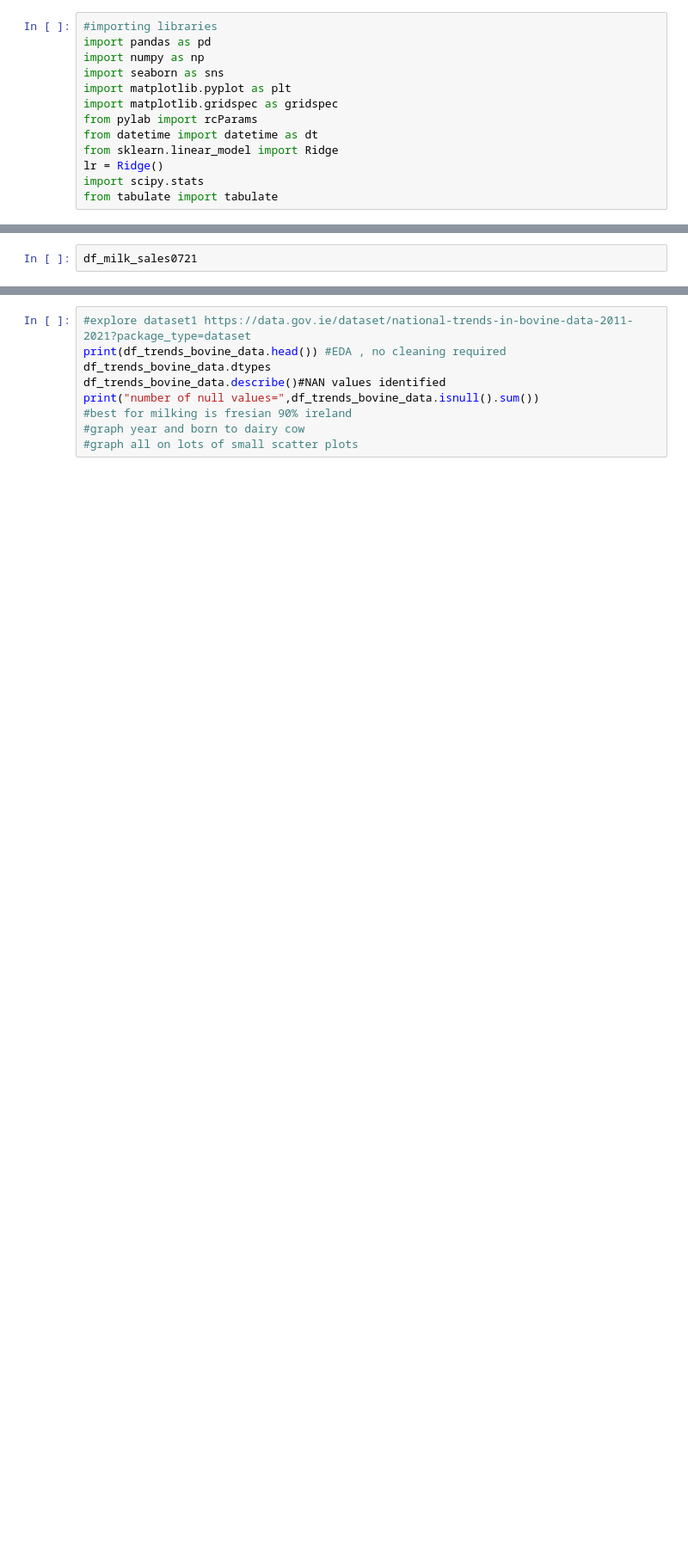
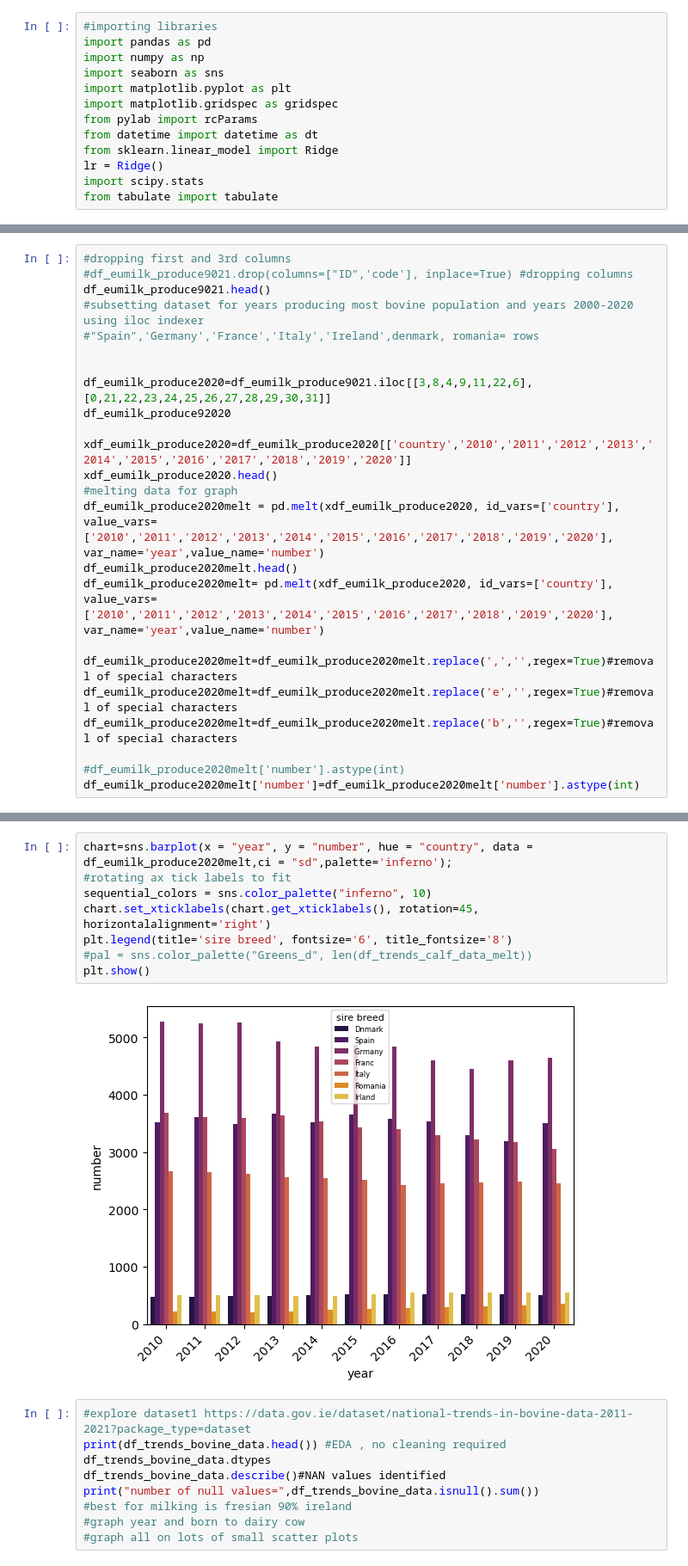
Before and after one commit to teresaq1/Agricultural-Dairy-Milk-Data-Analysis, a Jupyter notebook: notebooks/data source.ipynb, the cells around one changed output, grey strips where cells are left out. Shown at 86% size. Saved outputs shown, nothing was run; the diff lists cells and outputs as text; blank space fills up the shorter version.

```diff
--- a/notebooks/data source.ipynb
+++ b/notebooks/data source.ipynb
@@ -23,2 +39,24 @@ df_irish_skimmedmilkpowder1022 = pd.read_csv(r'irish_dairy_produce_10-22_Skimmed
 # %%
-df_milk_sales0721
+#dropping first and 3rd columns
+#df_eumilk_produce9021.drop(columns=["ID",'code'], inplace=True) #dropping columns
+df_eumilk_produce9021.head()
+#subsetting dataset for years producing most bovine population and years 2000-2020 using iloc indexer
+#"Spain",'Germany','France','Italy','Ireland',denmark, romania= rows
+
+
+df_eumilk_produce2020=df_eumilk_produce9021.iloc[[3,8,4,9,11,22,6],[0,21,22,23,24,25,26,27,28,29,30,31]]
+df_eumilk_produce92020
+
+xdf_eumilk_produce2020=df_eumilk_produce2020[['country','2010','2011','2012','2013','2014','2015','2016','2017','2018','2019','2020']]
+xdf_eumilk_produce2020.head()
+#melting data for graph
+df_eumilk_produce2020melt = pd.melt(xdf_eumilk_produce2020, id_vars=['country'],  value_vars=['2010','2011','2012','2013','2014','2015','2016','2017','2018','2019','2020'], var_name='year',value_name='number')
+df_eumilk_produce2020melt.head()
+df_eumilk_produce2020melt= pd.melt(xdf_eumilk_produce2020, id_vars=['country'],  value_vars=['2010','2011','2012','2013','2014','2015','2016','2017','2018','2019','2020'], var_name='year',value_name='number')
+
+df_eumilk_produce2020melt=df_eumilk_produce2020melt.replace(',','',regex=True)#removal of special characters
+df_eumilk_produce2020melt=df_eumilk_produce2020melt.replace('e','',regex=True)#removal of special characters
+df_eumilk_produce2020melt=df_eumilk_produce2020melt.replace('b','',regex=True)#removal of special characters
+
+#df_eumilk_produce2020melt['number'].astype(int)
+df_eumilk_produce2020melt['number']=df_eumilk_produce2020melt['number'].astype(int)
@@ -43,3 +63,13 @@ df_milk_sales0721
+# %%
+chart=sns.barplot(x = "year", y = "number", hue = "country", data = df_eumilk_produce2020melt,ci = "sd",palette='inferno');
+#rotating ax tick labels to fit
+sequential_colors = sns.color_palette("inferno", 10)
+chart.set_xticklabels(chart.get_xticklabels(), rotation=45, horizontalalignment='right')
+plt.legend(title='sire breed', fontsize='6', title_fontsize='8')
+#pal = sns.color_palette("Greens_d", len(df_trends_calf_data_melt))
+plt.show()
+# %% [output]
+[figure, added]
 # %%
 #explore dataset1 https://data.gov.ie/dataset/national-trends-in-bovine-data-2011-2021?package_type=dataset
 print(df_trends_bovine_data.head()) #EDA , no cleaning required
```
Also changed, not shown: parts of 20 cells of this notebook.
